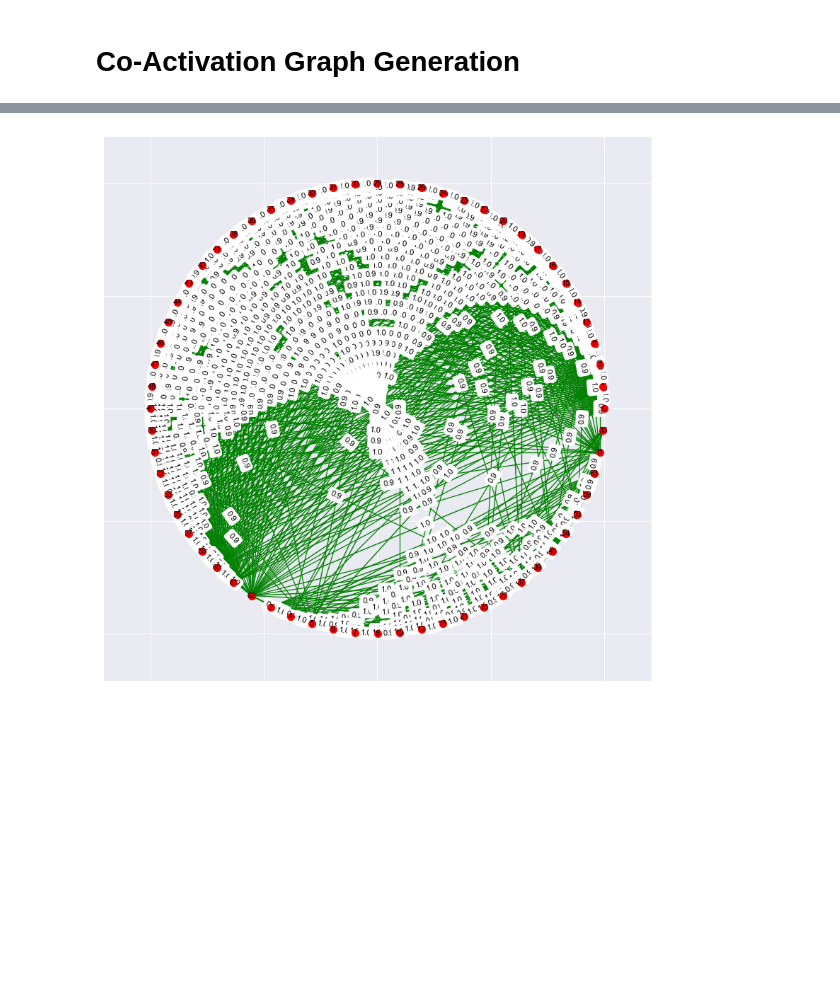
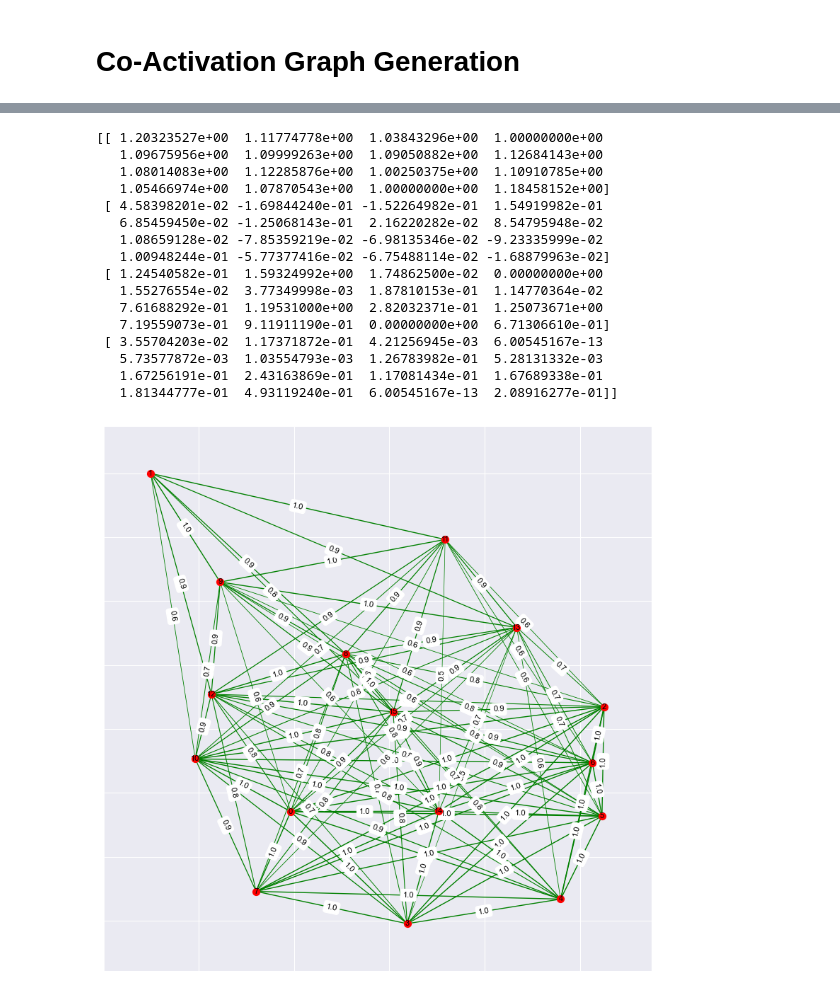
Before and after one commit to b0ster/KRW-project-group2, a Jupyter notebook: src/titanic/titanic-dnn-classification-minified.ipynb, the cells around one changed output, grey strips where cells are left out. Drawn from its saved outputs; the diff is of its cells as text; code cells hidden in the pictures; blank space fills up the shorter version.

Commit message:
Made model way smaller and therefore co-activation graph more visible

```diff
--- a/src/titanic/titanic-dnn-classification-minified.ipynb
+++ b/src/titanic/titanic-dnn-classification-minified.ipynb
@@ -48,7 +48,7 @@ class Mode(enum.Enum):
 # %% [markdown]
 ## Define the current run-mode
 # %%
-MODE=Mode.TEST
+MODE=Mode.TRAIN
 # %% [markdown]
 ### Load the data
 # %%
@@ -228,17 +225,9 @@ Here, I have used different number of neurons for each layer and different value
 # %%
 def make_model():
     model = Sequential()
-    model.add(Dense(units=32, input_shape=(7,), activation='relu'))
-    model.add(Dense(units=64, activation='relu', kernel_initializer='he_normal', use_bias=False))
+    model.add(Dense(units=16, input_shape=(7,), activation='relu'))
     model.add(tf.keras.layers.BatchNormalization())
-    model.add(Dense(units=128, activation='relu', kernel_initializer='he_normal', use_bias=False))
-    model.add(Dropout(0.1))
-    model.add(Dense(units=64, activation='relu', kernel_initializer='he_normal', use_bias=False))
-    model.add(Dropout(0.1))
-    model.add(Dense(units=32, activation='relu'))
-    model.add(Dropout(0.15))
-    model.add(Dense(units=16, activation='relu'))
-    model.add(Dense(units=8, activation='relu', kernel_initializer='he_normal', use_bias=False))
+    model.add(Dense(units=32, activation='relu', kernel_initializer='he_normal', use_bias=False))
     model.add(Dense(units=1, activation='sigmoid'))
     return model
 
@@ -346,33 +352,50 @@ plt.show()
 # %%
 import networkx as nx
 
-threshold=.9
+threshold=.5
 
 # Get the weights of the hidden layer (sample layer)
-weights = np.array(model.layers[3].get_weights())
+weights = np.array(model.layers[2].get_weights())
+print(weights)
 
 # Calculate the correlation matrix
 corr = np.corrcoef(weights.T)
 
 # Create the graph
 G = nx.Graph()
 for i in range(corr.shape[0]):
     for j in range(i+1, corr.shape[1]):
         if abs(corr[i,j]) > threshold:
             G.add_edge(i, j, weight=corr[i,j])
 
 # Draw the graph
 fig, ax = plt.subplots(figsize=(10, 10))
-pos = nx.circular_layout(G)
+pos = nx.spring_layout(G, weight='weight')
 nx.draw_networkx_nodes(G, pos, node_color='r', node_size=50)
 nx.draw_networkx_labels(G, pos, font_size=8)
 edges, weights = zip(*nx.get_edge_attributes(G,'weight').items())
 edges = list(edges)
 weights = list(weights)
 edge_colors = ['g' if w > 0 else 'r' for w in weights]
 edges, weights = zip(*[(edges[i], round(weights[i],1)) for i in range(len(edges)) if abs(weights[i]) >threshold])
 nx.draw_networkx_edges(G, pos, edgelist=edges, edge_color=edge_colors, width=weights, edge_cmap=plt.cm.coolwarm, )
 nx.draw_networkx_edge_labels(G, pos, edge_labels=dict(zip(edges, weights)), font_size=8)
 plt.show()
 # %% [output]
+[[ 1.20323527e+00  1.11774778e+00  1.03843296e+00  1.00000000e+00
+   1.09675956e+00  1.09999263e+00  1.09050882e+00  1.12684143e+00
+   1.08014083e+00  1.12285876e+00  1.00250375e+00  1.10910785e+00
+   1.05466974e+00  1.07870543e+00  1.00000000e+00  1.18458152e+00]
+ [ 4.58398201e-02 -1.69844240e-01 -1.52264982e-01  1.54919982e-01
+   6.85459450e-02 -1.25068143e-01  2.16220282e-02  8.54795948e-02
+   1.08659128e-02 -7.85359219e-02 -6.98135346e-02 -9.23335999e-02
+   1.00948244e-01 -5.77377416e-02 -6.75488114e-02 -1.68879963e-02]
+ [ 1.24540582e-01  1.59324992e+00  1.74862500e-02  0.00000000e+00
+   1.55276554e-02  3.77349998e-03  1.87810153e-01  1.14770364e-02
+   7.61688292e-01  1.19531000e+00  2.82032371e-01  1.25073671e+00
+   7.19559073e-01  9.11911190e-01  0.00000000e+00  6.71306610e-01]
+ [ 3.55704203e-02  1.17371872e-01  4.21256945e-03  6.00545167e-13
+   5.73577872e-03  1.03554793e-03  1.26783982e-01  5.28131332e-03
+   1.67256191e-01  2.43163869e-01  1.17081434e-01  1.67689338e-01
+   1.81344777e-01  4.93119240e-01  6.00545167e-13  2.08916277e-01]]
-[figure, old version]
+[figure, new version]
```
Also changed, not shown: parts of 7 cells of this notebook, 6 other files.
